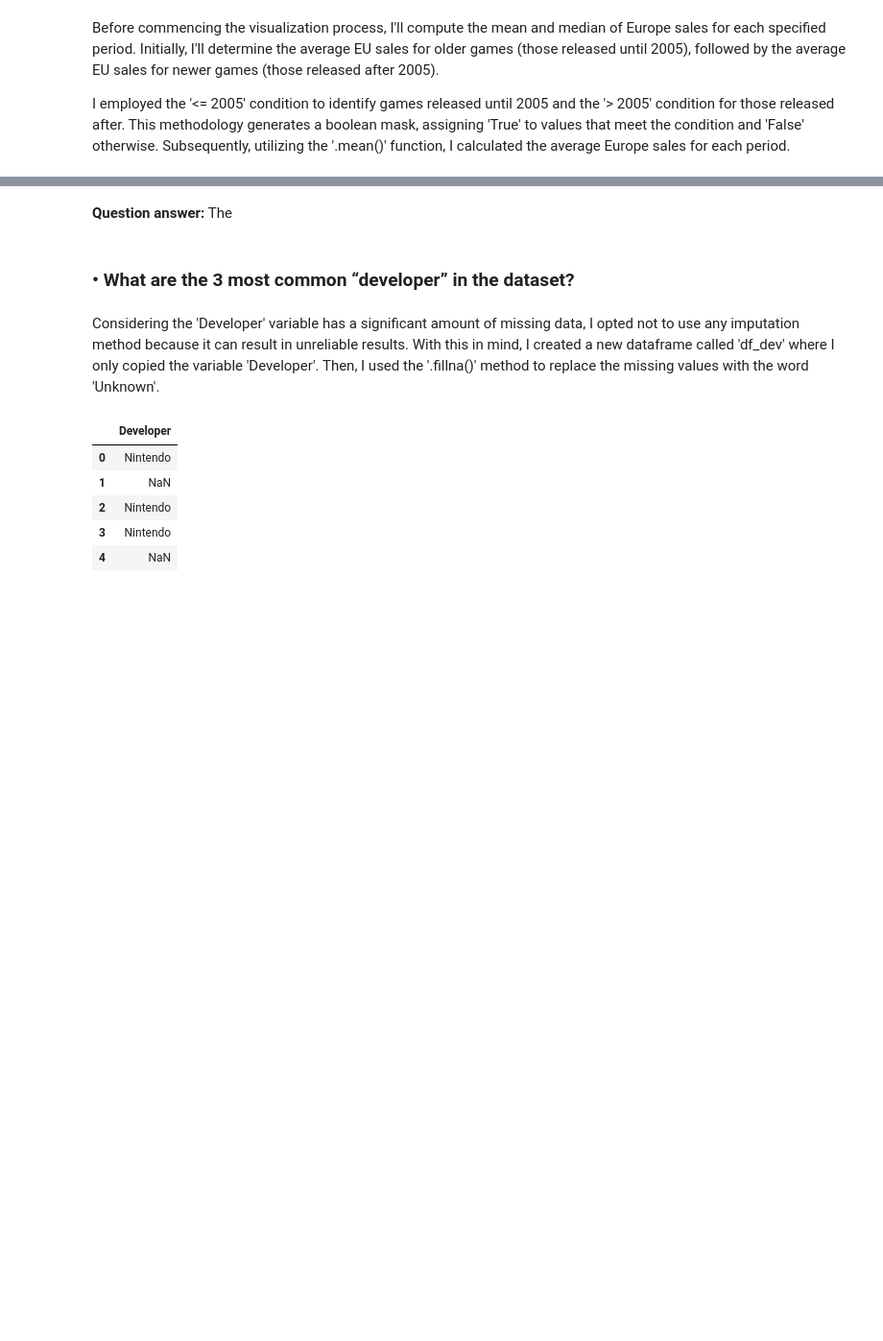
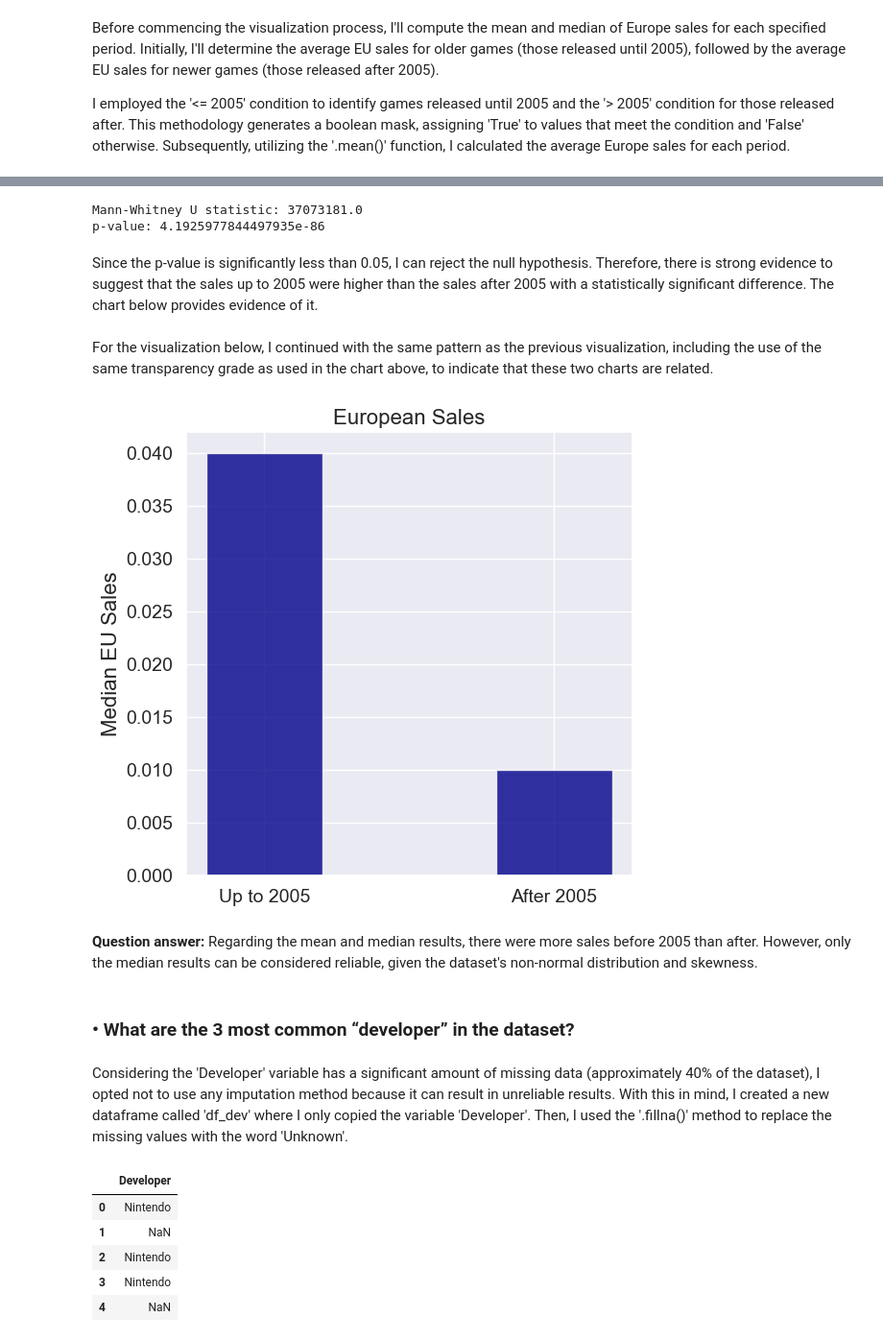
Before and after one commit to Daniela-MB/Data_visualisation_video_games_analysis, a Jupyter notebook: DanielaMarianoBarreto_DVizHDip_CA1.ipynb, the cells around one changed output, grey strips where cells are left out. Shown at 96% size. Drawn from its saved outputs; the diff is of its cells as text; code cells hidden in the pictures; blank space fills up the shorter version.

```diff
--- a/DanielaMarianoBarreto_DVizHDip_CA1.ipynb
+++ b/DanielaMarianoBarreto_DVizHDip_CA1.ipynb
@@ -755,9 +721,37 @@ df_int.describe()
+# %%
+statistic, p_value = mannwhitneyu(
+    df_int[df_int['Year_of_Release'] <= 2005]['EU_Sales'],
+    df_int[df_int['Year_of_Release'] > 2005]['EU_Sales']
+)
+
+print("Mann-Whitney U statistic:", statistic)
+print("p-value:", p_value)
+# %% [output]
+Mann-Whitney U statistic: 37073181.0
+p-value: 4.1925977844497935e-86
+# %% [markdown]
+Since the p-value is significantly less than 0.05, I can reject the null hypothesis. Therefore, there is strong evidence to suggest that the sales up to 2005 were higher than the sales after 2005 with a statistically significant difference. The chart below provides evidence of it.
+# %% [markdown]
+For the visualization below, I continued with the same pattern as the previous visualization, including the use of the same transparency grade as used in the chart above, to indicate that these two charts are related.
+# %%
+labels = ['Up to 2005', 'After 2005']
+median_sales = [oldgames_median, newgames_median]
+
+plt.figure(figsize=(6, 6))
+plt.bar(labels, median_sales, color=['darkblue', 'darkblue'], alpha=0.8, width=0.4)
+plt.title('European Sales', fontdict={"fontsize":16})
+plt.ylabel('Median EU Sales', fontdict={"fontsize":16})
+plt.xticks(fontsize=14)
+plt.yticks(fontsize=14)
+plt.show()
+# %% [output]
+[figure, added]
 # %% [markdown]
-**Question answer:** The
+**Question answer:** Regarding the mean and median results, there were more sales before 2005 than after. However, only the median results can be considered reliable, given the dataset's non-normal distribution and skewness.
 # %% [markdown]
 ### **• What are the 3 most common “developer” in the dataset?**
 # %% [markdown]
-Considering the 'Developer' variable has a significant amount of missing data, I opted not to use any imputation method because it can result in unreliable results. With this in mind, I created a new dataframe called 'df_dev' where I only copied the variable 'Developer'. Then, I used the '.fillna()' method to replace the missing values with the word 'Unknown'.
+Considering the 'Developer' variable has a significant amount of missing data (approximately 40% of the dataset), I opted not to use any imputation method because it can result in unreliable results. With this in mind, I created a new dataframe called 'df_dev' where I only copied the variable 'Developer'. Then, I used the '.fillna()' method to replace the missing values with the word 'Unknown'.
 # %%
 df_dev = pd.DataFrame()
 df_dev['Developer'] = df['Developer'].copy()
```
Also changed, not shown: parts of 18 cells of this notebook.
